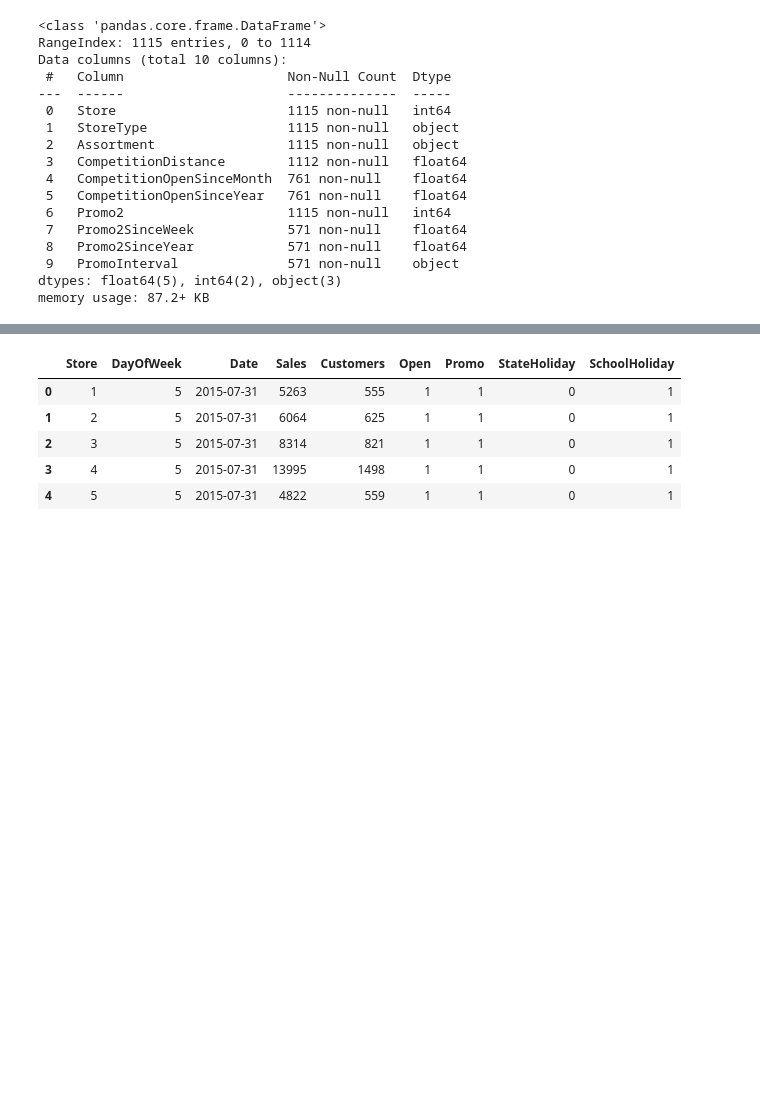
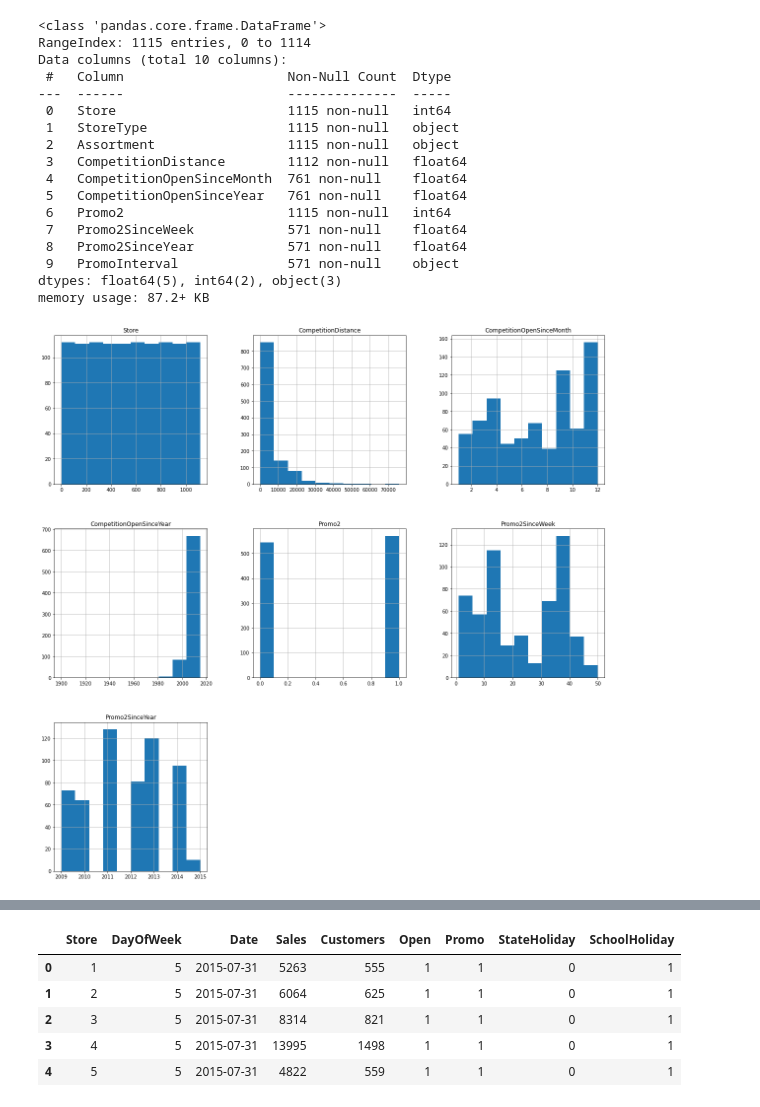
Before and after one commit to komal-pasi/EDA-Capstone, a Jupyter notebook: Rossmann_Sales_Prediction_Capstone_Project.ipynb, the cells around one changed output, grey strips where cells are left out. Saved outputs shown, nothing was run; the diff lists cells and outputs as text; code cells hidden in the pictures; blank space fills up the shorter version.

```diff
--- a/Rossmann_Sales_Prediction_Capstone_Project.ipynb
+++ b/Rossmann_Sales_Prediction_Capstone_Project.ipynb
@@ -89,3 +89,8 @@ Data columns (total 10 columns):
  9   PromoInterval              571 non-null    object
 dtypes: float64(5), int64(2), object(3)
 memory usage: 87.2+ KB
+# %%
+store_data.hist(figsize=(20,20))
+plt.show()
+# %% [output]
+[figure, added]
```
Also changed, not shown: parts of 15 cells of this notebook.
